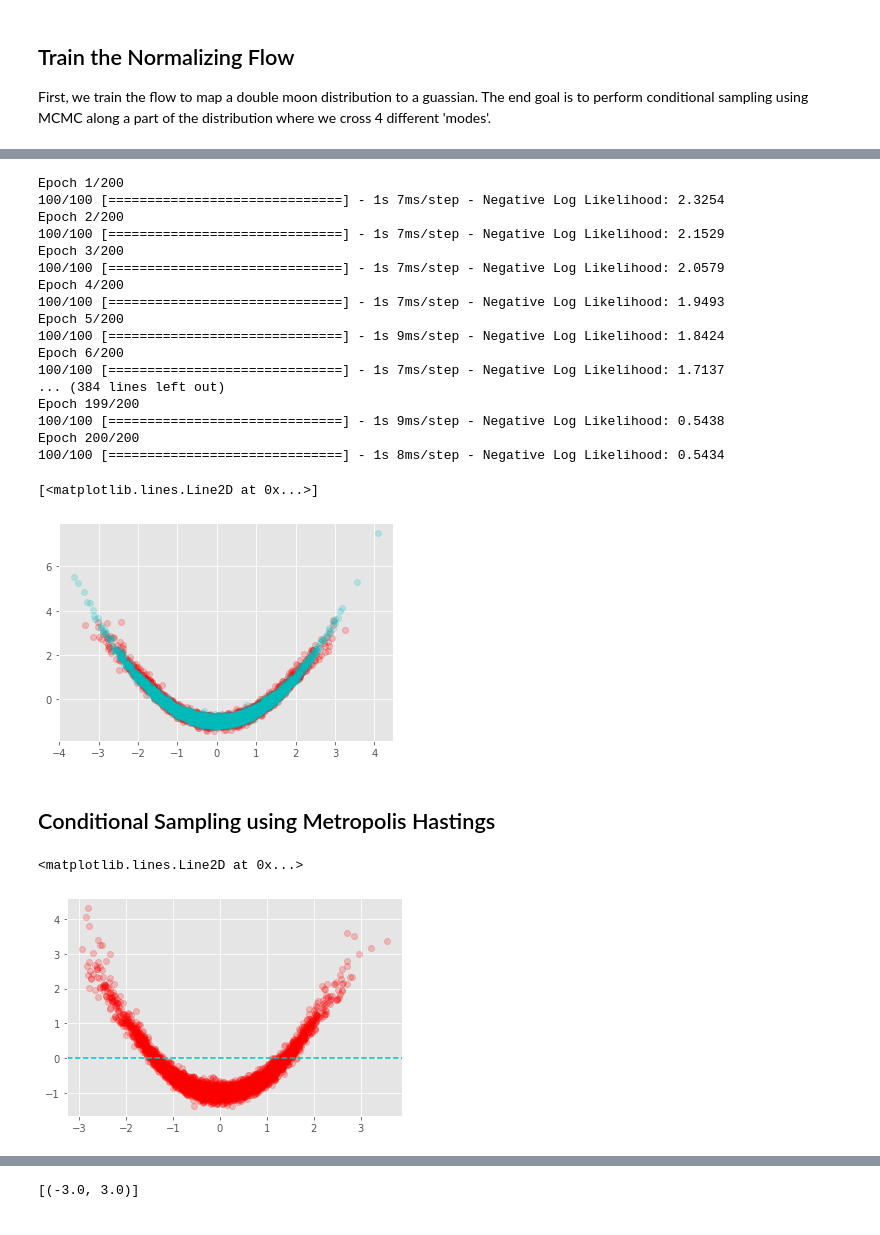
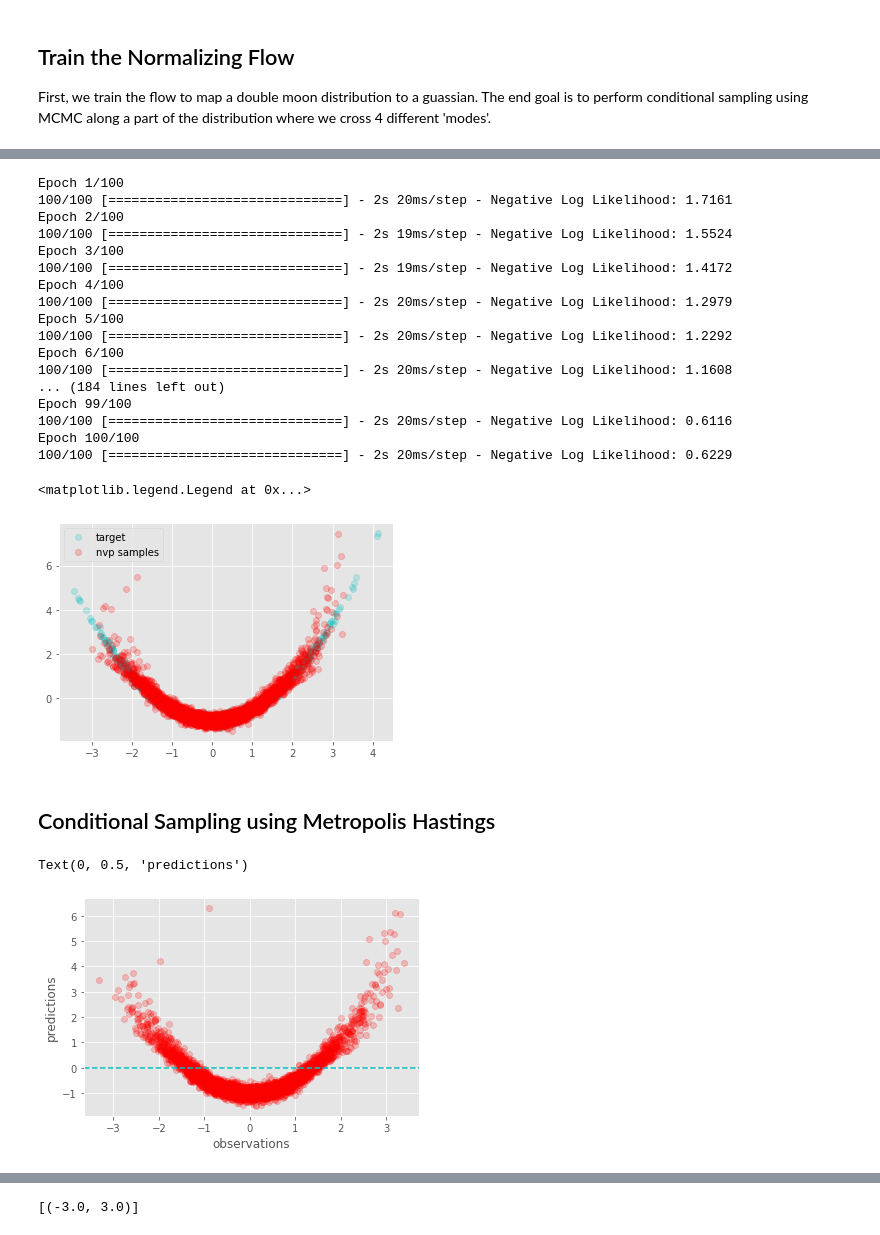
Before and after one commit to CaseyLeeDowdle/TransportNets, a Jupyter notebook: examples/MetropolisHastings/MetropolisHastings2d.ipynb, the cells around one changed output, grey strips where cells are left out. Drawn from its saved outputs; the diff is of its cells as text; code cells hidden in the pictures.

```diff
--- a/examples/MetropolisHastings/MetropolisHastings2d.ipynb
+++ b/examples/MetropolisHastings/MetropolisHastings2d.ipynb
@@ -49,7 +49,7 @@ nvp.compile(opt)
 _ = nvp(latent)
 # %%
 # Define training options
-n_epochs = 200
+n_epochs = 100
 batch_size = 50
 
 # Put the target data in a format the tf likes.
@@ -63,43 +63,46 @@ history = nvp.fit(dataset, epochs=n_epochs)  # Pass callback to training
 # Set the training variables to not update when doing passes
 nvp.batch_norm_mode(False)
 # %% [output]
-Epoch 1/200
-100/100 [==============================] - 1s 7ms/step - Negative Log Likelihood: 2.3254
-Epoch 2/200
-100/100 [==============================] - 1s 7ms/step - Negative Log Likelihood: 2.1529
-Epoch 3/200
-100/100 [==============================] - 1s 7ms/step - Negative Log Likelihood: 2.0579
-Epoch 4/200
-100/100 [==============================] - 1s 7ms/step - Negative Log Likelihood: 1.9493
-Epoch 5/200
-100/100 [==============================] - 1s 9ms/step - Negative Log Likelihood: 1.8424
-Epoch 6/200
-100/100 [==============================] - 1s 7ms/step - Negative Log Likelihood: 1.7137
-... (384 lines left out)
-Epoch 199/200
-100/100 [==============================] - 1s 9ms/step - Negative Log Likelihood: 0.5438
-Epoch 200/200
-100/100 [==============================] - 1s 8ms/step - Negative Log Likelihood: 0.5434
+Epoch 1/100
+100/100 [==============================] - 2s 20ms/step - Negative Log Likelihood: 1.7161
+Epoch 2/100
+100/100 [==============================] - 2s 19ms/step - Negative Log Likelihood: 1.5524
+Epoch 3/100
+100/100 [==============================] - 2s 19ms/step - Negative Log Likelihood: 1.4172
+Epoch 4/100
+100/100 [==============================] - 2s 20ms/step - Negative Log Likelihood: 1.2979
+Epoch 5/100
+100/100 [==============================] - 2s 20ms/step - Negative Log Likelihood: 1.2292
+Epoch 6/100
+100/100 [==============================] - 2s 20ms/step - Negative Log Likelihood: 1.1608
+... (184 lines left out)
+Epoch 99/100
+100/100 [==============================] - 2s 20ms/step - Negative Log Likelihood: 0.6116
+Epoch 100/100
+100/100 [==============================] - 2s 20ms/step - Negative Log Likelihood: 0.6229
 # %%
 # Plot to make sure it worked
 forward_pass = nvp(tf.random.normal([num_samples,2],mean=0.0,stddev=1.0))
-plt.plot(forward_pass[:, 0], forward_pass[:, 1], 'ro', alpha=.2)
-plt.plot(target[:,0], target[:,1], 'co', alpha = .2)
+plt.plot(target[:,0], target[:,1], 'co', alpha = .2,label='target')
+plt.plot(forward_pass[:, 0], forward_pass[:, 1], 'ro', alpha=.2,label='nvp samples')
+plt.legend()
 # %% [output]
-[<matplotlib.lines.Line2D at 0x...>]
+<matplotlib.legend.Legend at 0x...>
-[figure, old version]
+[figure, new version]
 # %% [markdown]
 ## Conditional Sampling using Metropolis Hastings
 # %%
 # We want to draw condition samples from about y = 0.0
 y_star = 0.0
 
 forward_pass = nvp(tf.random.normal([5000,2],mean=0.0,stddev=1.0))
 plt.plot(forward_pass[:, 0], forward_pass[:, 1], 'ro', alpha=.2)
 plt.axhline(y=y_star, color='c', linestyle='--')
+plt.xlabel('observations')
+plt.ylabel('predictions')
 # %% [output]
-<matplotlib.lines.Line2D at 0x...>
+Text(0, 0.5, 'predictions')
-[figure, old version]
+[figure, new version]
 # %%
 # First, we define the function that gives the log prob at a point
 def log_c_target(x1, x2 = y_star):
```
Also changed, not shown: parts of 2 cells of this notebook.
